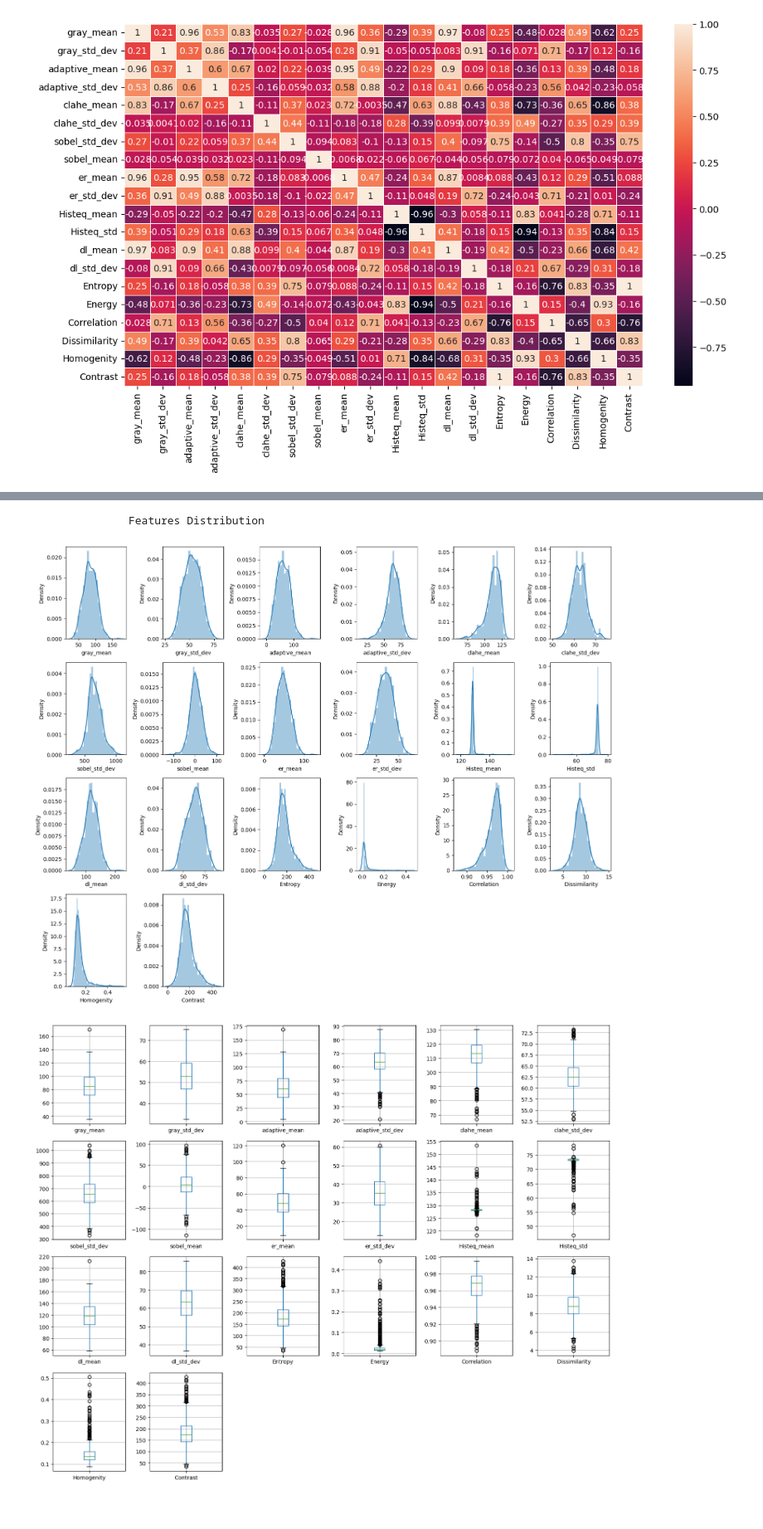
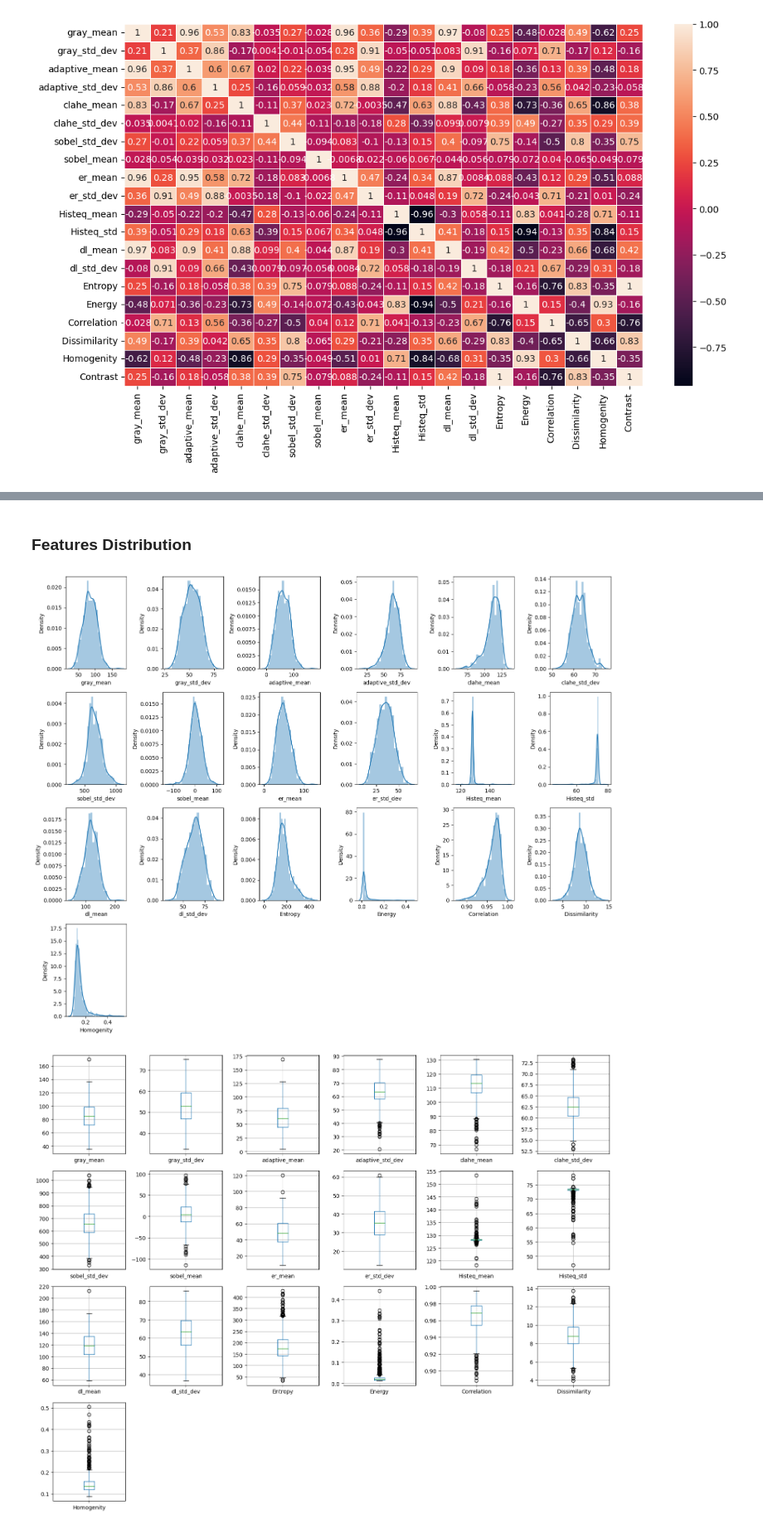
Before and after one commit to SamTheMar/Breast_Tumor_AII, a Jupyter notebook: Classification_ML.ipynb, the cells around one changed output, grey strips where cells are left out. Shown at 83% size. Saved outputs shown, nothing was run; the diff lists cells and outputs as text; code cells hidden in the pictures.

```diff
--- a/Classification_ML.ipynb
+++ b/Classification_ML.ipynb
@@ -108,36 +111,37 @@ plt.show()
+# %%
+data = data.drop(['Contrast'], axis=1)
+features.remove('Contrast')
+# %% [markdown]
+### Features Distribution
 # %%
-print('\033[1mFeatures Distribution'.center(55))
 cf = []
-#Checking number of unique rows in each feature
 
 nu = data[features].nunique().sort_values()
 nf = []
-nnf = 0 # numerical features
-ncf = 0 # categorical features
+nnf = 0 # numerical
 
 for i in range(data[features].shape[1]):
     if nu.values[i]<=7:cf.append(nu.index[i])
     else: nf.append(nu.index[i])
 for i in range(data[features].shape[1]):
     if nu.values[i]<=7:cf.append(nu.index[i])
     else: nf.append(nu.index[i])
 n=6
 nf = [i for i in features if i not in cf]
 
 plt.figure(figsize=[15,3*math.ceil(len(features)/n)])
 for c in range(len(nf)):
     plt.subplot(math.ceil(len(features)/n),n,c+1)
     sns.distplot(data[nf[c]])
 plt.tight_layout()
 plt.show()
 
 plt.figure(figsize=[15,3*math.ceil(len(features)/n)])
 for c in range(len(nf)):
     plt.subplot(math.ceil(len(features)/n),n,c+1)
     data.boxplot(nf[c])
 plt.tight_layout()
 plt.show()
 # %% [output]
-               Features Distribution
-[figure, old version]
+[figure, new version]
-[figure, old version]
+[figure, new version]
```
Also changed, not shown: parts of 36 cells of this notebook, 1 other file.
